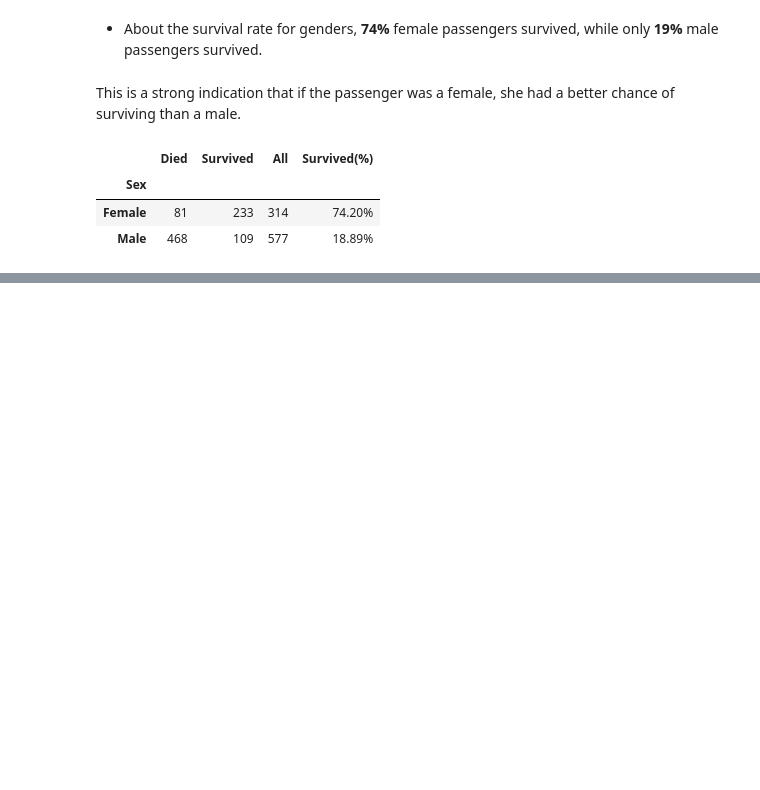
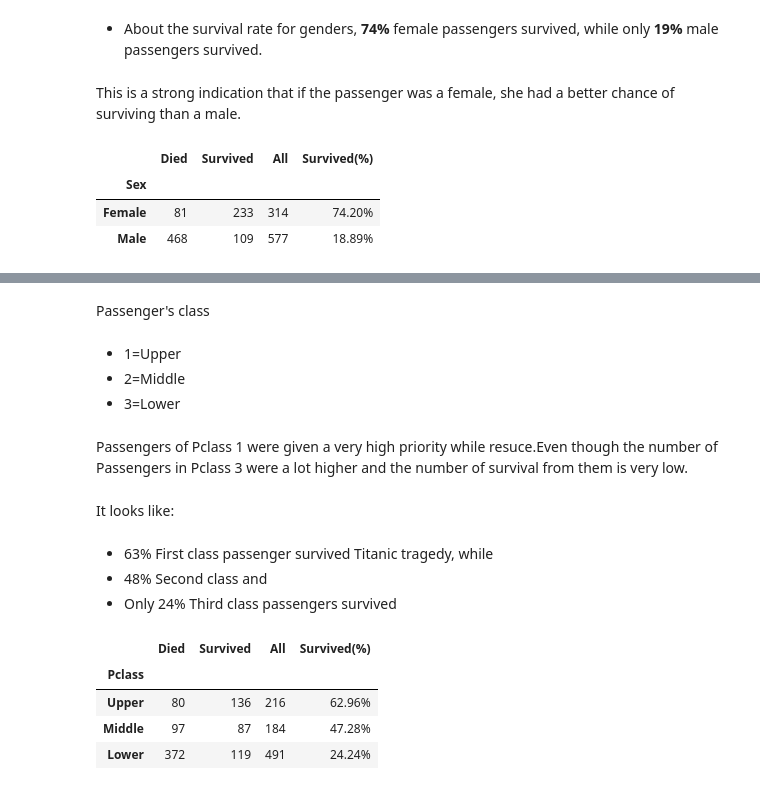
Before and after one commit to abhirajan1998/Data-Science-Learning-Project, a Jupyter notebook: Titanic Survival Prediction/EDA.ipynb, the cells around one changed output, grey strips where cells are left out. Saved outputs shown, nothing was run; the diff lists cells and outputs as text; code cells hidden in the pictures; blank space fills up the shorter version.

```diff
--- a/Titanic Survival Prediction/EDA.ipynb
+++ b/Titanic Survival Prediction/EDA.ipynb
@@ -294,0 +301,22 @@ train_df['Survived'].groupby(train_df['Sex']).apply(get_stats).unstack()
+# %% [markdown]
+Passenger's class
+# %% [markdown]
+- 1=Upper
+- 2=Middle
+- 3=Lower
+# %% [markdown]
+Passengers of Pclass 1 were given a very high priority while resuce.Even though the number of Passengers in Pclass 3 were a lot higher and the number of survival from them is very low.
+# %% [markdown]
+It looks like:
+# %% [markdown]
+- 63% First class passenger survived Titanic tragedy, while
+- 48% Second class and
+- Only 24% Third class passengers survived
+# %%
+train_df['Survived'].groupby(train_df['Pclass']).apply(get_stats).unstack().rename(index=pclass)
+# %% [output]
+|  | Died | Survived | All | Survived(%) |
+| Pclass |  |  |  |  |
+| Upper | 80 | 136 | 216 | 62.96% |
+| Middle | 97 | 87 | 184 | 47.28% |
+| Lower | 372 | 119 | 491 | 24.24% |
```
Also changed, not shown: parts of 6 cells of this notebook.
